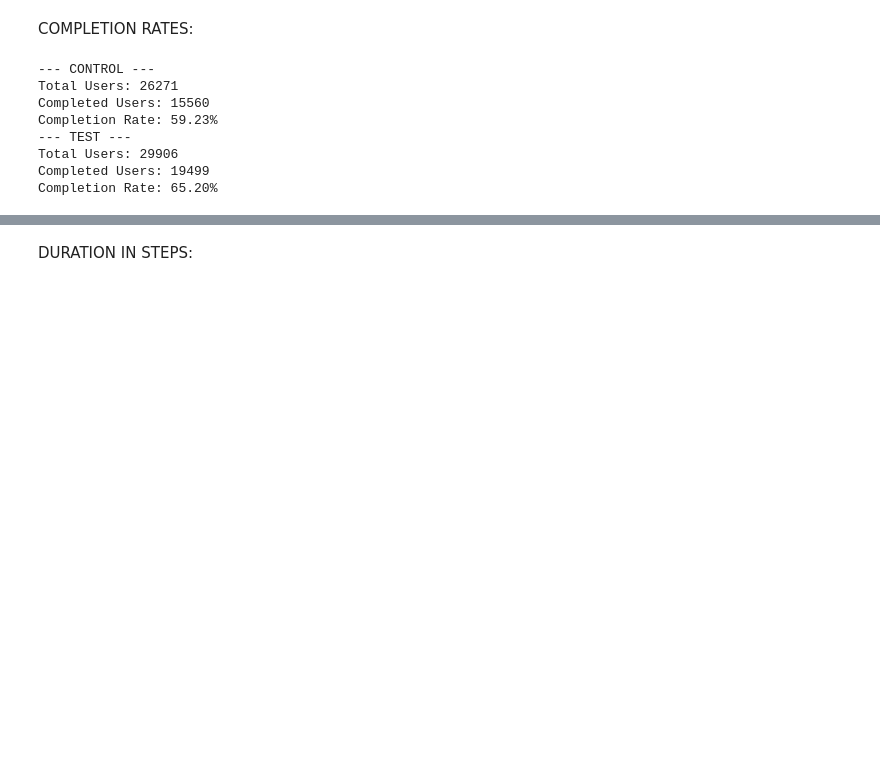
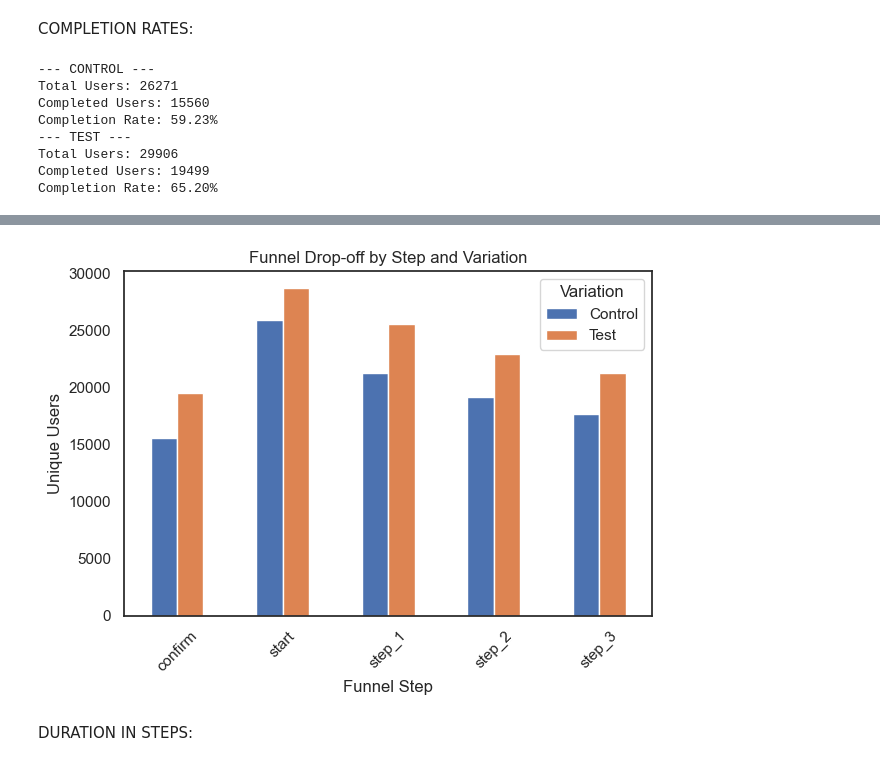
Before and after one commit to MadhurideviD/vanguard_analysis, a Jupyter notebook: vanguard_1.ipynb, the cells around one changed output, grey strips where cells are left out. Cells and saved outputs as stored; diff of their text form; code cells hidden in the pictures; blank space fills up the shorter version.

```diff
--- a/vanguard_1.ipynb
+++ b/vanguard_1.ipynb
@@ -1002,2 +1019,14 @@ Completion Rate: 65.20%
+# %%
+funnel = df_final.groupby(['Variation', 'process_step'])['visitor_id'].nunique().reset_index()
+funnel_pivot = funnel.pivot(index='process_step', columns='Variation', values='visitor_id')
+funnel_pivot.plot(kind='bar')
+plt.title('Funnel Drop-off by Step and Variation')
+plt.ylabel('Unique Users')
+plt.xlabel('Funnel Step')
+plt.xticks(rotation=45)
+plt.tight_layout()
+plt.show()
+# %% [output]
+[figure, added]
 # %% [markdown]
 DURATION IN STEPS:
```
Also changed, not shown: parts of 9 cells of this notebook.
